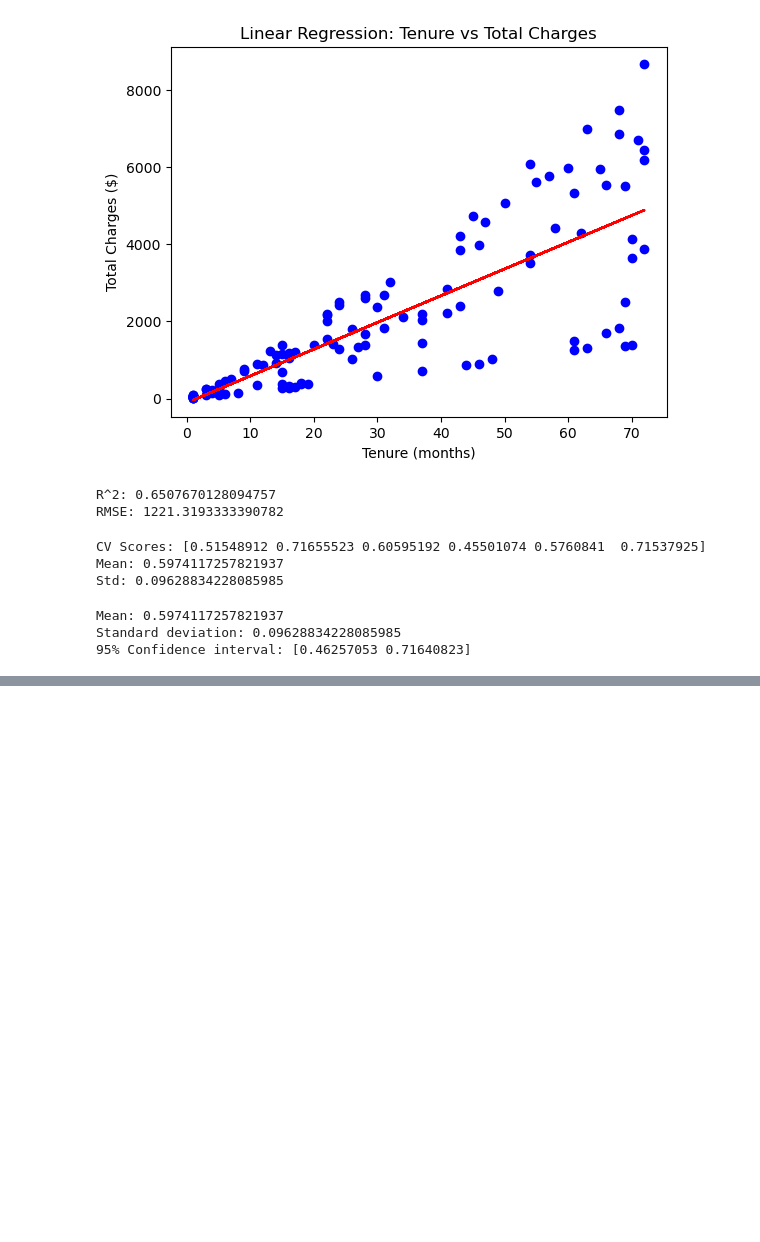
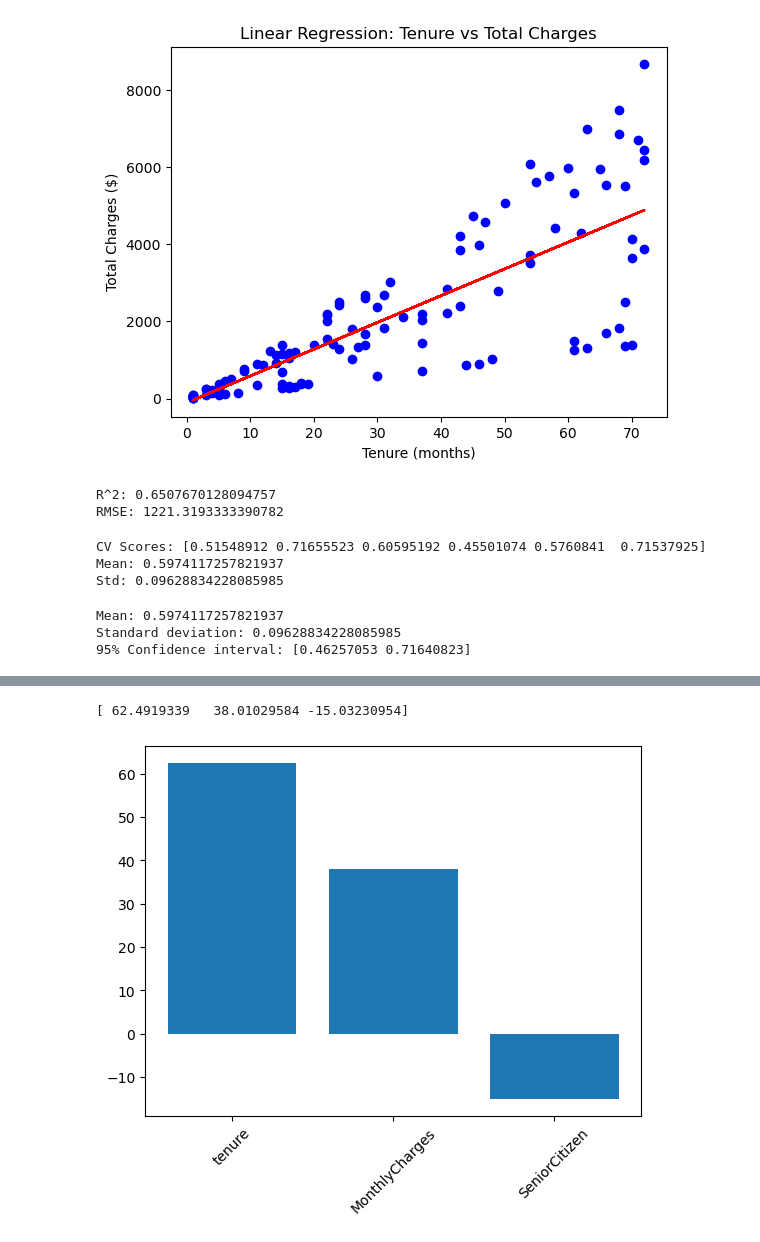
Before and after one commit to saalssall/Machine_Learning_Python, a Jupyter notebook: Project_6.ipynb, the cells around one changed output, grey strips where cells are left out. Drawn from its saved outputs; the diff is of its cells as text; code cells hidden in the pictures; blank space fills up the shorter version.

Commit message:
Expand Lasso features to tenure, MonthlyCharges, SeniorCitizen and interpret coefficients

```diff
--- a/Project_6.ipynb
+++ b/Project_6.ipynb
@@ -318,0 +319,25 @@ print(ridge_scores)
+# %%
+from sklearn.linear_model import Lasso
+import matplotlib.pyplot as plt
+
+# Use multiple numeric features
+churn_features = ["tenure", "MonthlyCharges", "SeniorCitizen"]
+X_churn_multi = churn_df[churn_features].values
+y_churn = churn_df["TotalCharges"].values
+
+# Instantiate a lasso regression model
+lasso = Lasso(alpha=0.3)
+
+# Fit the model to the data
+lasso.fit(X_churn_multi, y_churn)
+
+# Compute and print the coefficients
+lasso_coef = lasso.coef_
+print(lasso_coef)
+
+plt.bar(churn_features, lasso_coef)
+plt.xticks(rotation=45)
+plt.show()
+# %% [output]
+[ 62.4919339   38.01029584 -15.03230954]
+[figure, added]
```
Also changed, not shown: parts of 5 cells of this notebook.
